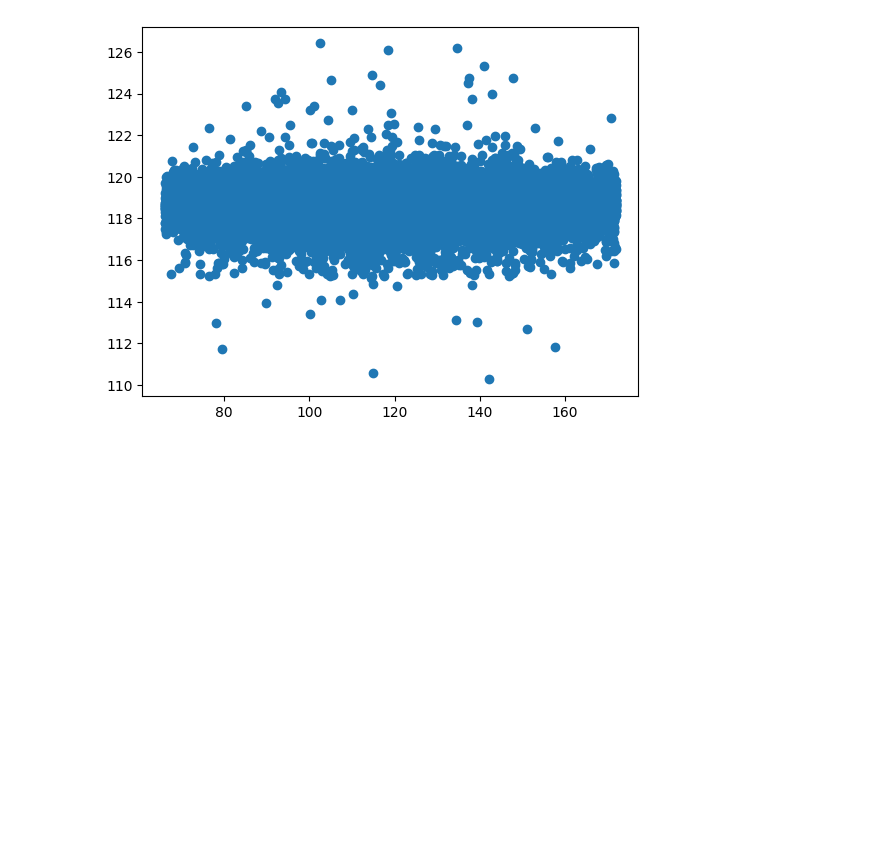
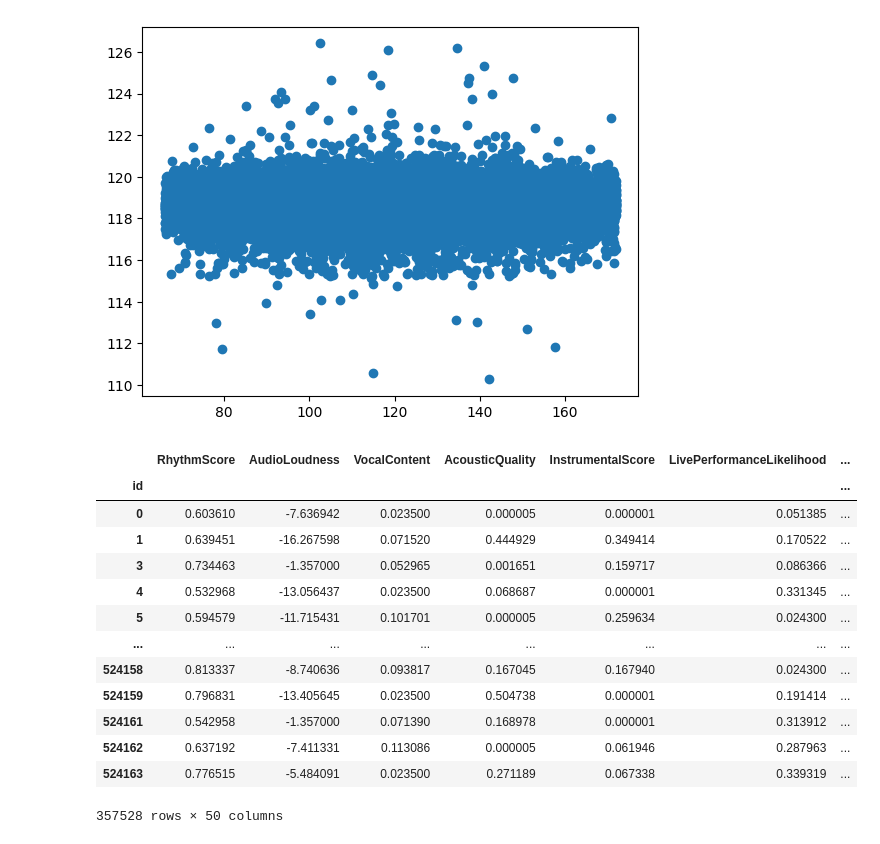
Before and after one commit to owczr/predicting-the-beats-per-minute, a Jupyter notebook: xgb_modelling.ipynb, the cells around one changed output. Saved outputs shown, nothing was run; the diff lists cells and outputs as text; code cells hidden in the pictures; blank space fills up the shorter version.

```diff
--- a/xgb_modelling.ipynb
+++ b/xgb_modelling.ipynb
@@ -393,0 +412,27 @@ plt.scatter(y_test, preds)
+# %%
+X_transformed = make_transforms(
+    X,
+    log_cols=df.columns,
+    sqrt_cols=df.columns,
+    square_cols=df.columns,
+    cube_cols=df.columns,
+    auto_interactions_from=df.columns,
+    auto_interactions_k=5,
+)
+# %%
+X_transformed
+# %% [output]
+|  | RhythmScore | AudioLoudness | VocalContent | AcousticQuality | InstrumentalScore | LivePerformanceLikelihood | ... |
+| id |  |  |  |  |  |  | ... |
+| 0 | 0.603610 | -7.636942 | 0.023500 | 0.000005 | 0.000001 | 0.051385 | ... |
+| 1 | 0.639451 | -16.267598 | 0.071520 | 0.444929 | 0.349414 | 0.170522 | ... |
+| 3 | 0.734463 | -1.357000 | 0.052965 | 0.001651 | 0.159717 | 0.086366 | ... |
+| 4 | 0.532968 | -13.056437 | 0.023500 | 0.068687 | 0.000001 | 0.331345 | ... |
+| 5 | 0.594579 | -11.715431 | 0.101701 | 0.000005 | 0.259634 | 0.024300 | ... |
+| ... | ... | ... | ... | ... | ... | ... | ... |
+| 524158 | 0.813337 | -8.740636 | 0.093817 | 0.167045 | 0.167940 | 0.024300 | ... |
+| 524159 | 0.796831 | -13.405645 | 0.023500 | 0.504738 | 0.000001 | 0.191414 | ... |
+| 524161 | 0.542958 | -1.357000 | 0.071390 | 0.168978 | 0.000001 | 0.313912 | ... |
+| 524162 | 0.637192 | -7.411331 | 0.113086 | 0.000005 | 0.061946 | 0.287963 | ... |
+| 524163 | 0.776515 | -5.484091 | 0.023500 | 0.271189 | 0.067338 | 0.339319 | ... |
+357528 rows × 50 columns
```
Also changed, not shown: parts of 36 cells of this notebook.
